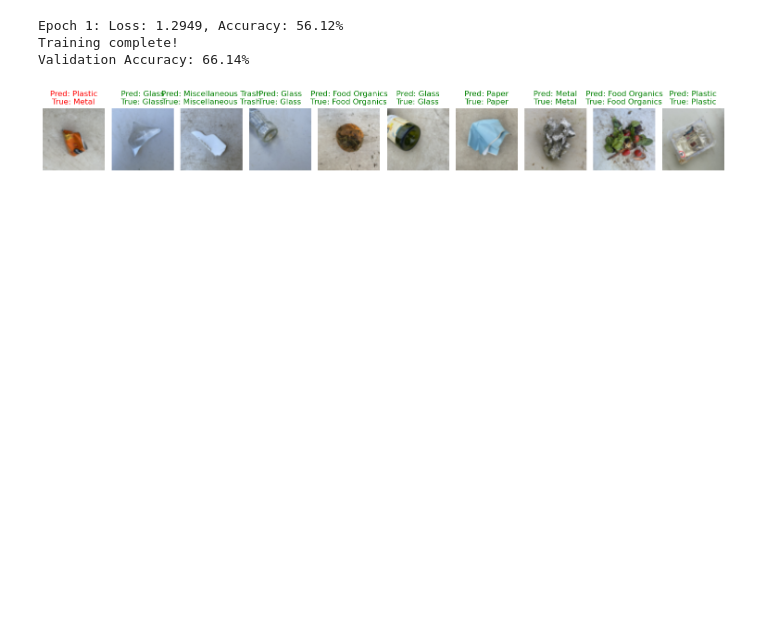
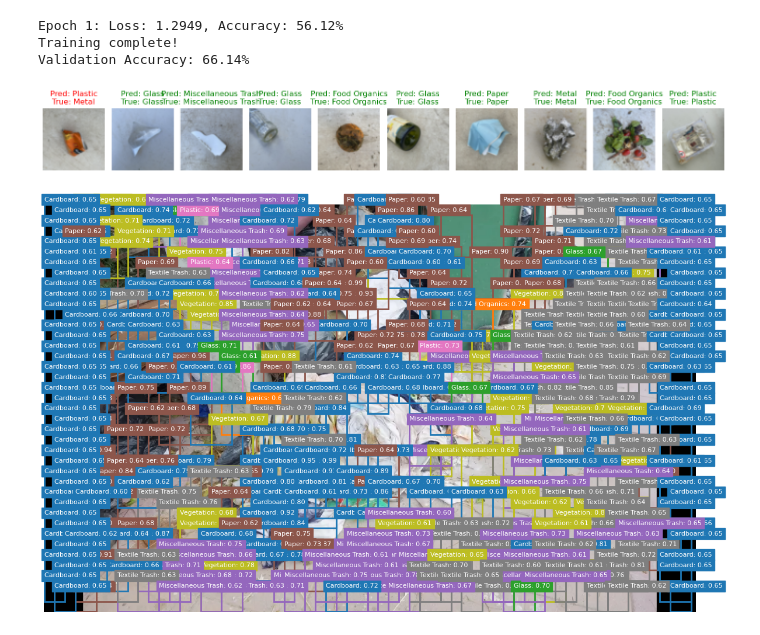
Before and after one commit to bashirgit/EPOCH-2.0, a Jupyter notebook: single_prediction_model.ipynb, the cells around one changed output. Cells and saved outputs as stored; diff of their text form; code cells hidden in the pictures; blank space fills up the shorter version.

```diff
--- a/single_prediction_model.ipynb
+++ b/single_prediction_model.ipynb
@@ -147,0 +249,13 @@ visualize_predictions(model, val_loader, class_names, num_images=10)
+# %%
+# Example usage with smaller windows
+image_path = "C:\\Users\\amogh\\OneDrive\\Desktop\\rubbish-mound-overflowing-on-patio.webp"
+detections = approximate_multi_object_detection(
+    model,
+    image_path,
+    class_names,
+    window_sizes=[32, 48, 64],  # Use smaller windows
+    stride=16,                  # Smaller stride for more detections
+    conf_threshold=0.6          # Might need to adjust this based on results
+)
+# %% [output]
+[figure, added]
```
Also changed, not shown: parts of 1 cell of this notebook.
